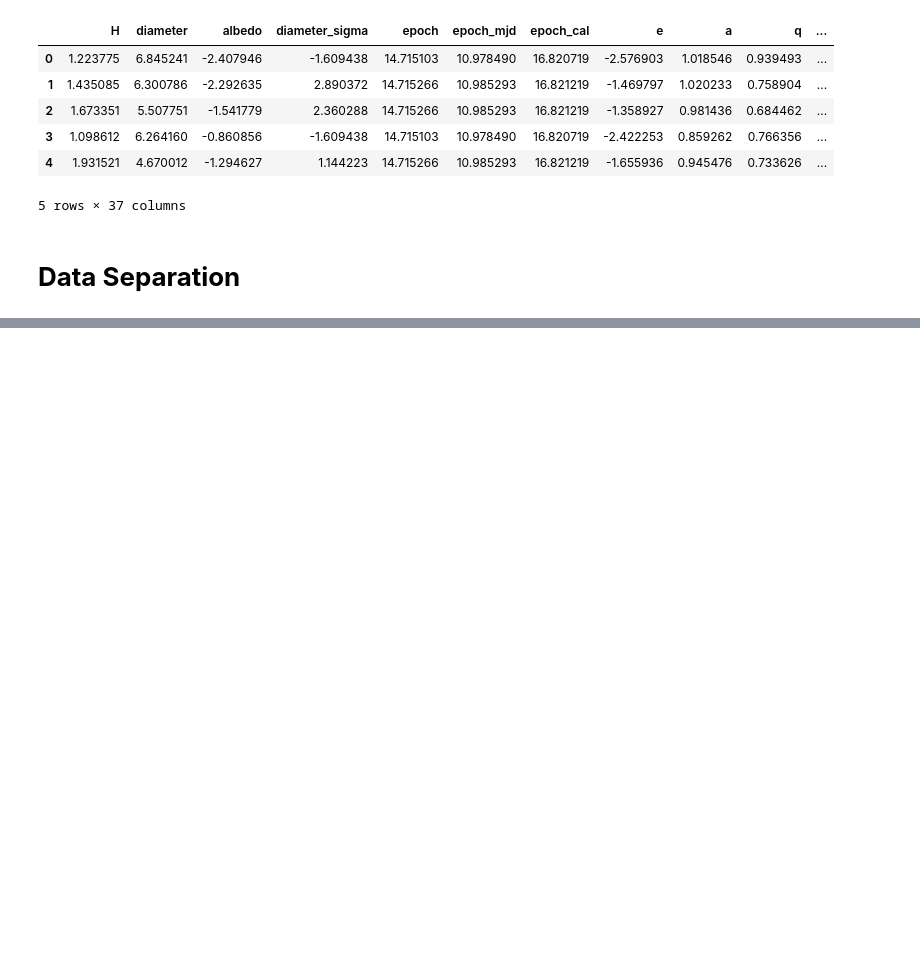
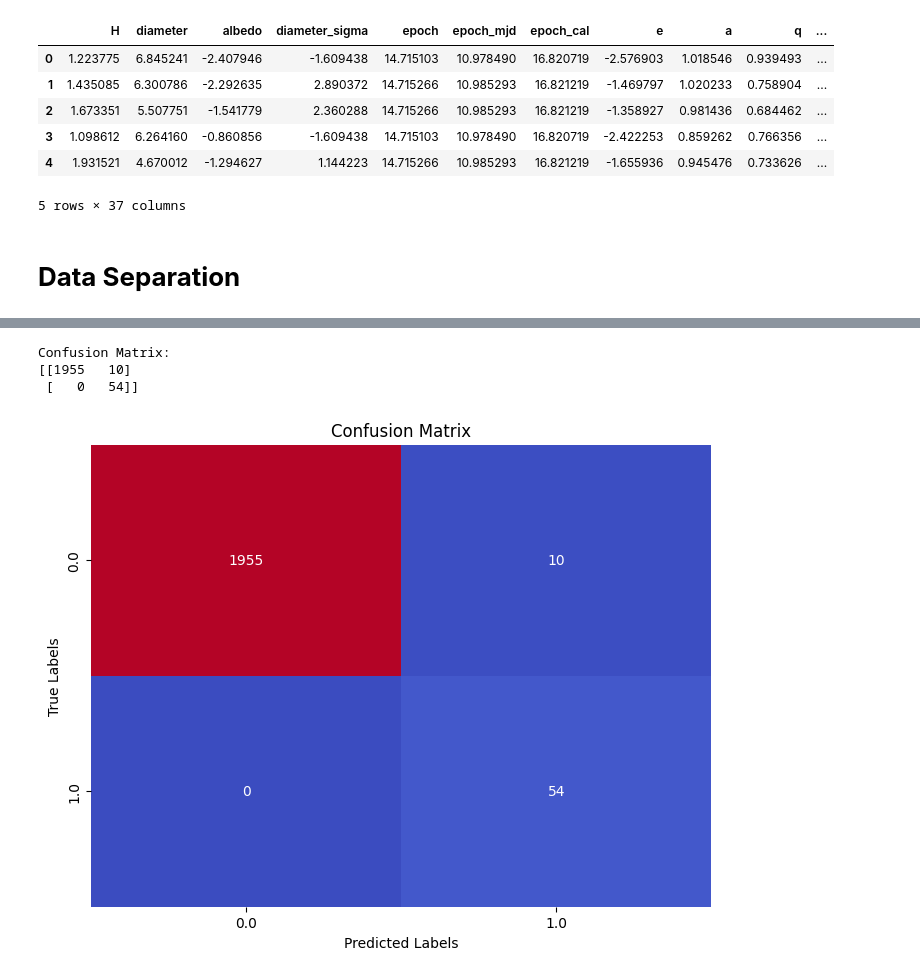
Before and after one commit to tinkersain/AsteroidDetection, a Jupyter notebook: Models/Training/train.ipynb, the cells around one changed output, grey strips where cells are left out. Cells and saved outputs as stored; diff of their text form; code cells hidden in the pictures; blank space fills up the shorter version.

```diff
--- a/Models/Training/train.ipynb
+++ b/Models/Training/train.ipynb
@@ -311,0 +416,24 @@ df_asteroid_normalized.head()
+# %%
+from sklearn.naive_bayes import GaussianNB
+
+nb_model = GaussianNB()
+nb_model = nb_model.fit(x_train,y_train)
+
+# Making Predictions on Training and Testing Dataset
+y_train_pred = nb_model.predict(x_train)
+y_test_pred = nb_model.predict(x_test)
+
+#Calculating Training and Testing Accuracy
+nb_train_accuracy = accuracy_score(y_train, y_train_pred)
+
+# Calculate accuracy for the testing set
+nb_test_accuracy = accuracy_score(y_test, y_test_pred)
+
+print(f"Training Accuracy: {nb_train_accuracy} ==> ({(nb_train_accuracy*100):.2f}%)")
+print(f"Testing Accuracy: {nb_test_accuracy} ==> ({(nb_test_accuracy*100):.2f}%)")
+print()
+
+#Storing Calculated Training and Testing Accuracy in a Dictionary
+add_accuracy(nb_train_accuracy,nb_test_accuracy,"NaiveBayes")
+
+print(classification_report(y_test,y_test_pred))
@@ -311,0 +454,20 @@ df_asteroid_normalized.head()
+# %%
+# Getting Confusion Matrix for the Predictions made
+conf_matrix = confusion_matrix(y_test, y_test_pred)
+
+# Display the confusion matrix
+print("Confusion Matrix:")
+print(conf_matrix)
+
+plt.figure(figsize=(8, 6))
+sns.heatmap(conf_matrix, annot=True, fmt="d",cmap="coolwarm", cbar=False,
+            xticklabels=sorted(set(y_test)), yticklabels=sorted(set(y_test)))
+plt.title("Confusion Matrix")
+plt.xlabel("Predicted Labels")
+plt.ylabel("True Labels")
+plt.show()
+# %% [output]
+Confusion Matrix:
+[[1955   10]
+ [   0   54]]
+[figure, added]
```
Also changed, not shown: parts of 11 cells of this notebook.
